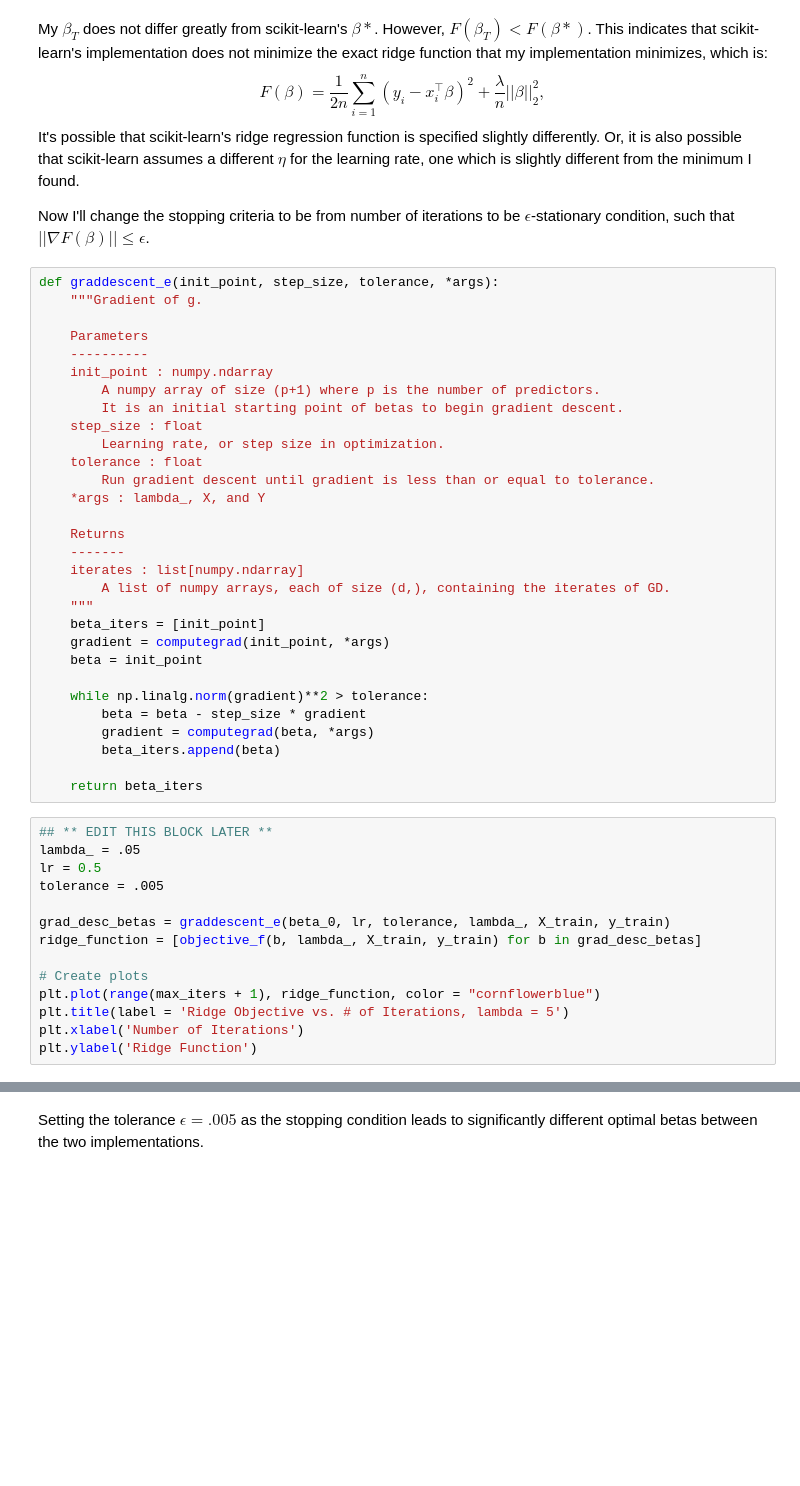
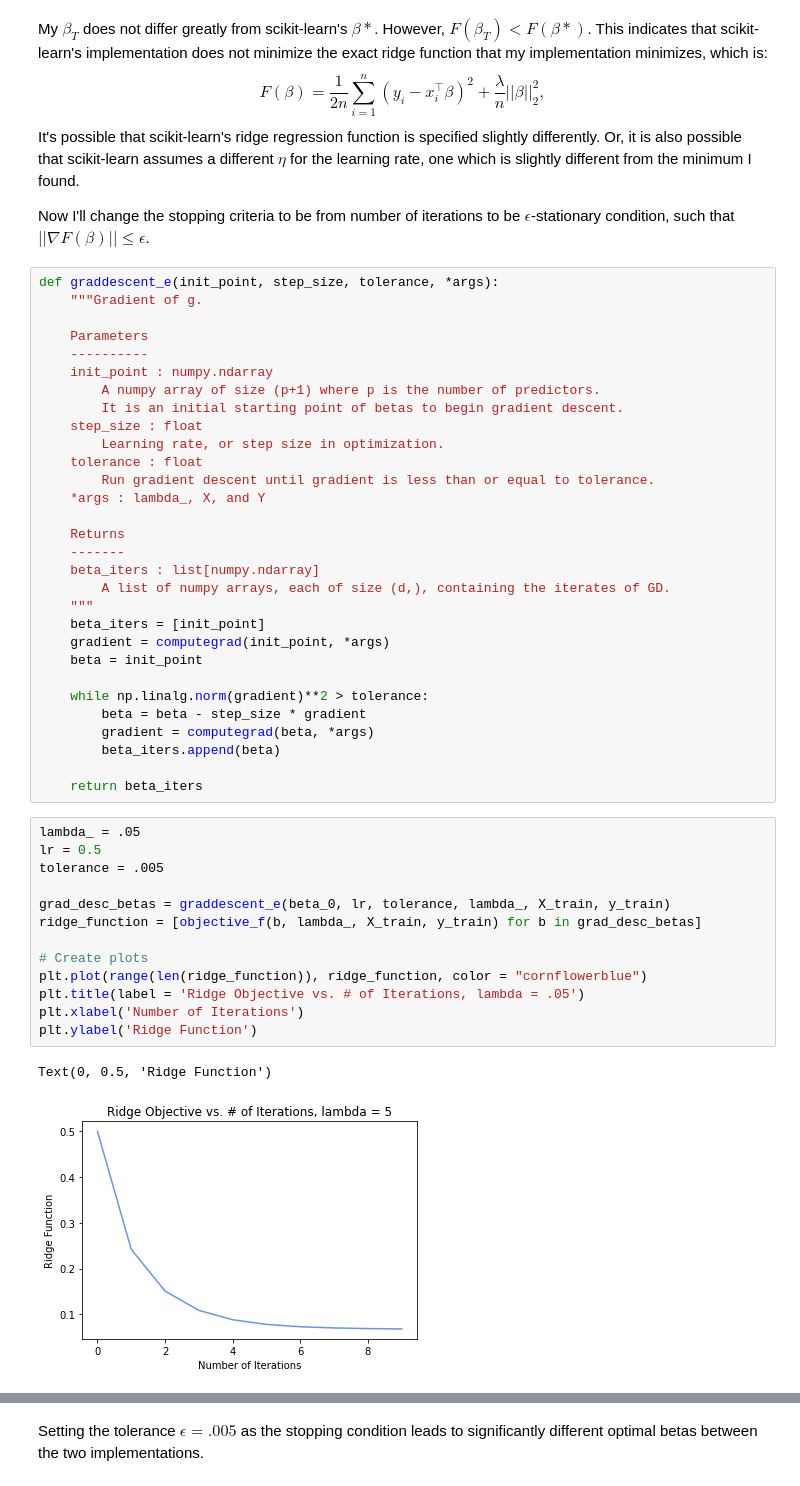
Before and after one commit to anushnap/data558hw2, a Jupyter notebook: HW2-Code.ipynb, the cells around one changed output, grey strips where cells are left out. Drawn from its saved outputs; the diff is of its cells as text; blank space fills up the shorter version.

```diff
--- a/HW2-Code.ipynb
+++ b/HW2-Code.ipynb
@@ -317,7 +324,7 @@ def graddescent_e(init_point, step_size, tolerance, *args):
 
 	Returns
 	-------
-	iterates : list[numpy.ndarray]
+	beta_iters : list[numpy.ndarray]
 		A list of numpy arrays, each of size (d,), containing the iterates of GD.
 	"""
     beta_iters = [init_point]
@@ -331,16 +338,18 @@ def graddescent_e(init_point, step_size, tolerance, *args):
 
     return beta_iters
 # %%
-## ** EDIT THIS BLOCK LATER **
 lambda_ = .05
 lr = 0.5
 tolerance = .005
 
 grad_desc_betas = graddescent_e(beta_0, lr, tolerance, lambda_, X_train, y_train)
 ridge_function = [objective_f(b, lambda_, X_train, y_train) for b in grad_desc_betas]
 
 # Create plots
-plt.plot(range(max_iters + 1), ridge_function, color = "cornflowerblue")
-plt.title(label = 'Ridge Objective vs. # of Iterations, lambda = 5')
+plt.plot(range(len(ridge_function)), ridge_function, color = "cornflowerblue")
+plt.title(label = 'Ridge Objective vs. # of Iterations, lambda = .05')
 plt.xlabel('Number of Iterations')
 plt.ylabel('Ridge Function')
+# %% [output]
+Text(0, 0.5, 'Ridge Function')
+[figure, added]
```
Also changed, not shown: parts of 18 cells of this notebook.
